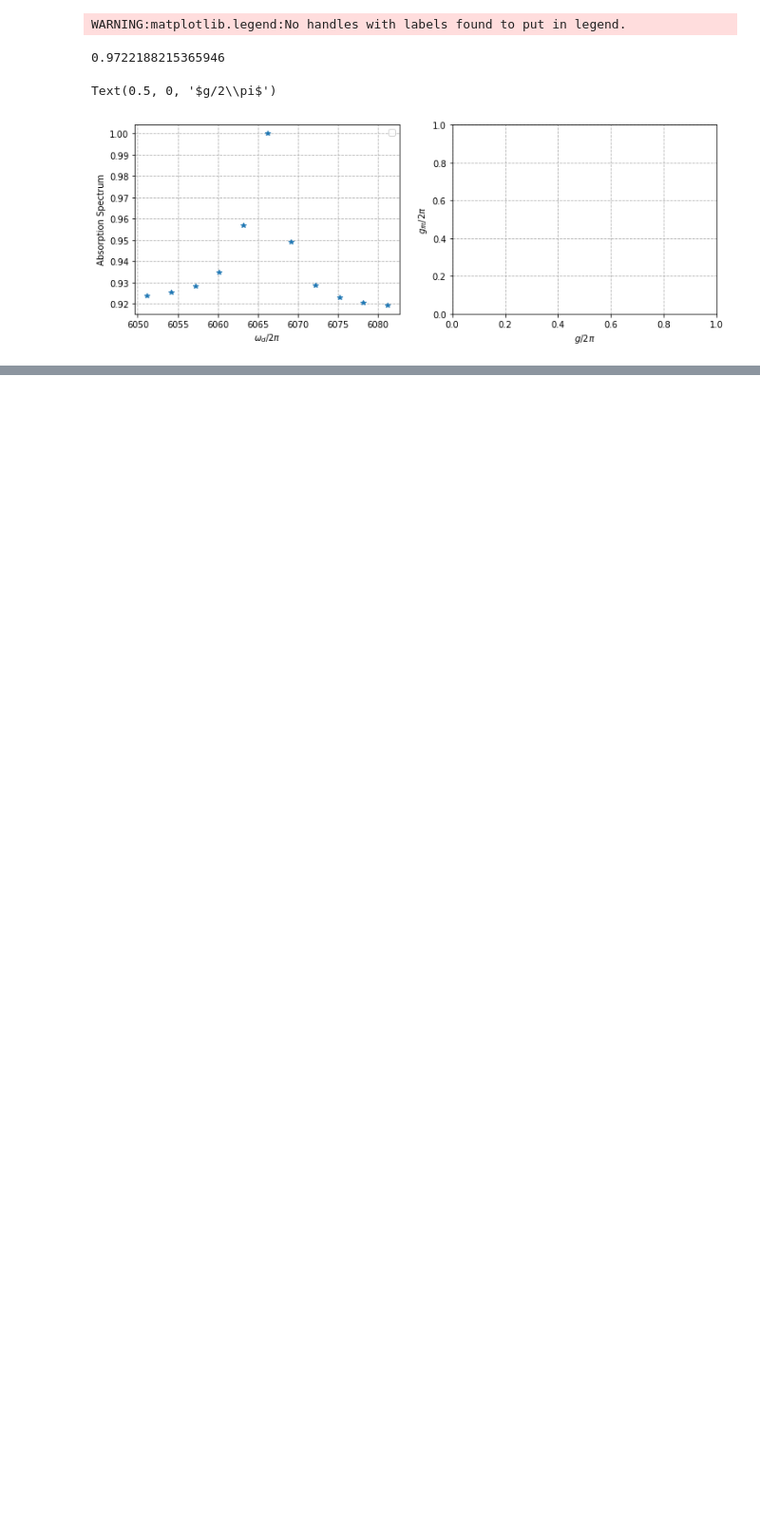
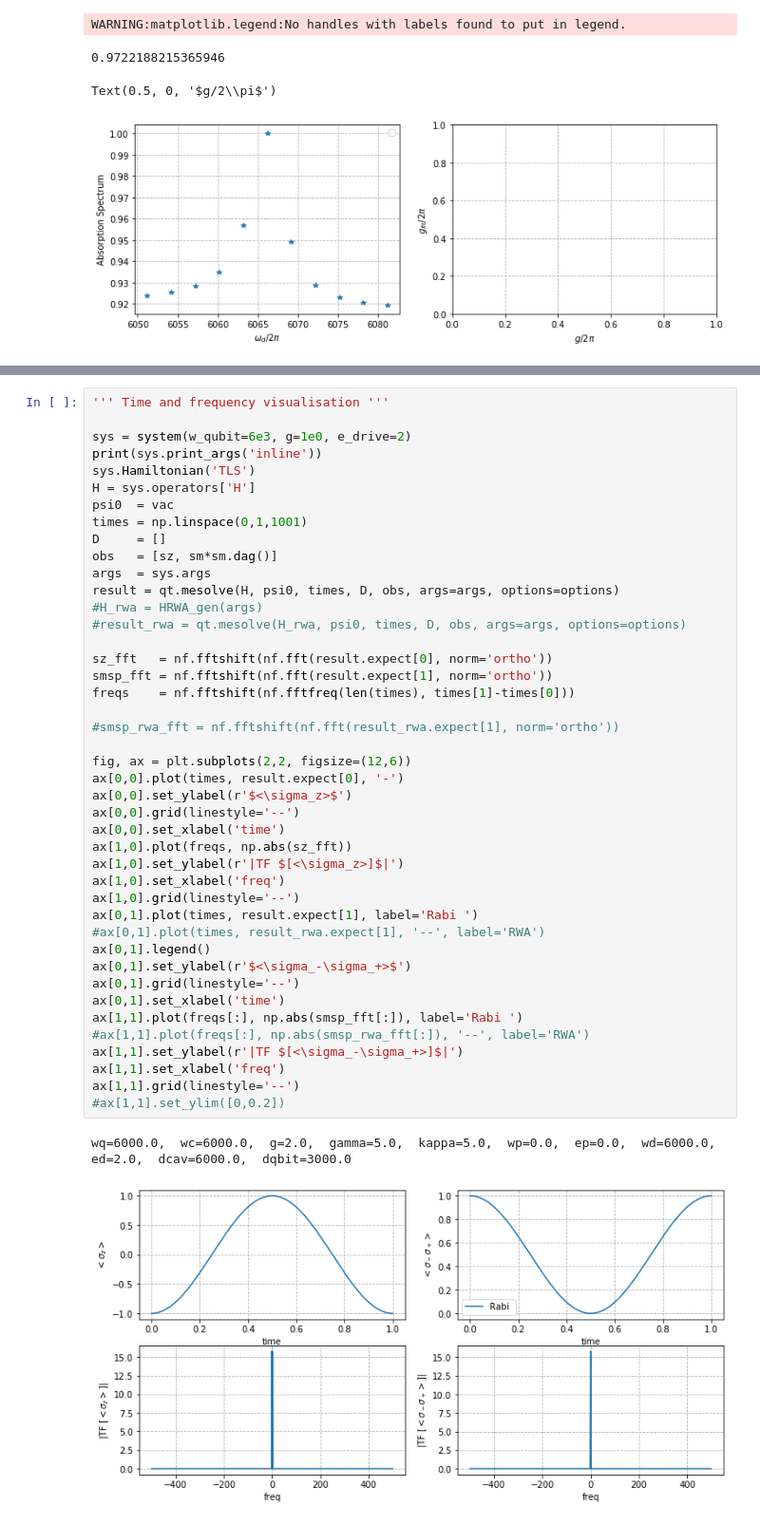
Before and after one commit to MVillius/star3gate, a Jupyter notebook: Full_0.ipynb, the cells around one changed output, grey strips where cells are left out. Shown at 95% size. Cells and saved outputs as stored; diff of their text form; blank space fills up the shorter version.

```diff
--- a/Full_0.ipynb
+++ b/Full_0.ipynb
@@ -462,0 +468,46 @@ print(a,b,{'zob':a['zob'], **b})
+# %%
+''' Time and frequency visualisation '''
+
+sys = system(w_qubit=6e3, g=1e0, e_drive=2)
+print(sys.print_args('inline'))
+sys.Hamiltonian('TLS')
+H = sys.operators['H']
+psi0  = vac
+times = np.linspace(0,1,1001)
+D     = []
+obs   = [sz, sm*sm.dag()]
+args  = sys.args
+result = qt.mesolve(H, psi0, times, D, obs, args=args, options=options)
+#H_rwa = HRWA_gen(args)
+#result_rwa = qt.mesolve(H_rwa, psi0, times, D, obs, args=args, options=options)
+
+sz_fft   = nf.fftshift(nf.fft(result.expect[0], norm='ortho'))
+smsp_fft = nf.fftshift(nf.fft(result.expect[1], norm='ortho'))
+freqs    = nf.fftshift(nf.fftfreq(len(times), times[1]-times[0]))
+
+#smsp_rwa_fft = nf.fftshift(nf.fft(result_rwa.expect[1], norm='ortho'))
+
+fig, ax = plt.subplots(2,2, figsize=(12,6))
+ax[0,0].plot(times, result.expect[0], '-')
+ax[0,0].set_ylabel(r'$<\sigma_z>$')
+ax[0,0].grid(linestyle='--')
+ax[0,0].set_xlabel('time')
+ax[1,0].plot(freqs, np.abs(sz_fft))
+ax[1,0].set_ylabel(r'|TF $[<\sigma_z>]$|')
+ax[1,0].set_xlabel('freq')
+ax[1,0].grid(linestyle='--')
+ax[0,1].plot(times, result.expect[1], label='Rabi ')
+#ax[0,1].plot(times, result_rwa.expect[1], '--', label='RWA')
+ax[0,1].legend()
+ax[0,1].set_ylabel(r'$<\sigma_-\sigma_+>$')
+ax[0,1].grid(linestyle='--')
+ax[0,1].set_xlabel('time')
+ax[1,1].plot(freqs[:], np.abs(smsp_fft[:]), label='Rabi ')
+#ax[1,1].plot(freqs[:], np.abs(smsp_rwa_fft[:]), '--', label='RWA')
+ax[1,1].set_ylabel(r'|TF $[<\sigma_-\sigma_+>]$|')
+ax[1,1].set_xlabel('freq')
+ax[1,1].grid(linestyle='--')
+#ax[1,1].set_ylim([0,0.2])
+# %% [output]
+wq=6000.0,  wc=6000.0,  g=2.0,  gamma=5.0,  kappa=5.0,  wp=0.0,  ep=0.0,  wd=6000.0,  ed=2.0,  dcav=6000.0,  dqbit=3000.0
+[figure, added]
```
Also changed, not shown: parts of 16 cells of this notebook, 1 other file.
